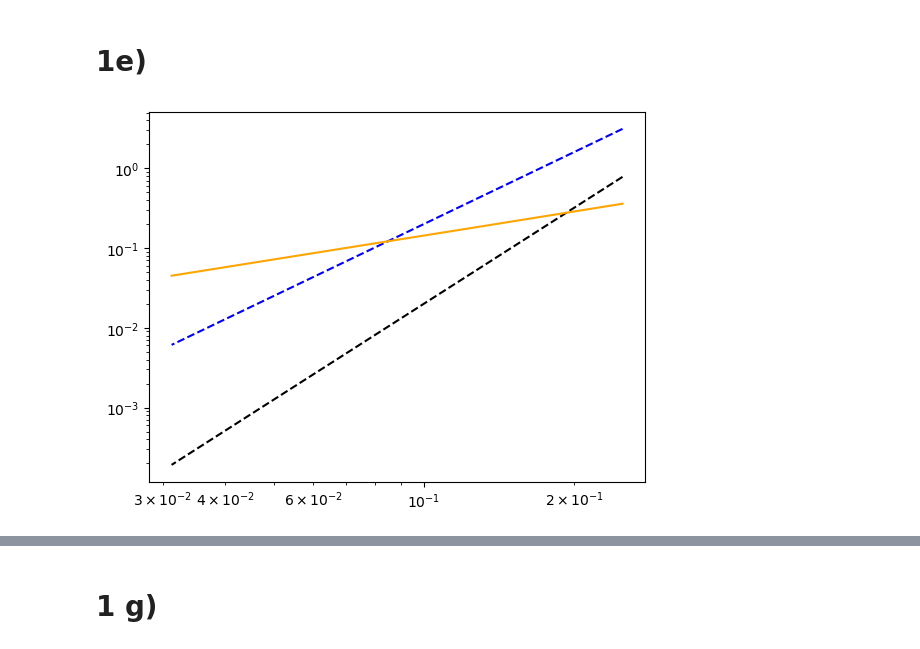
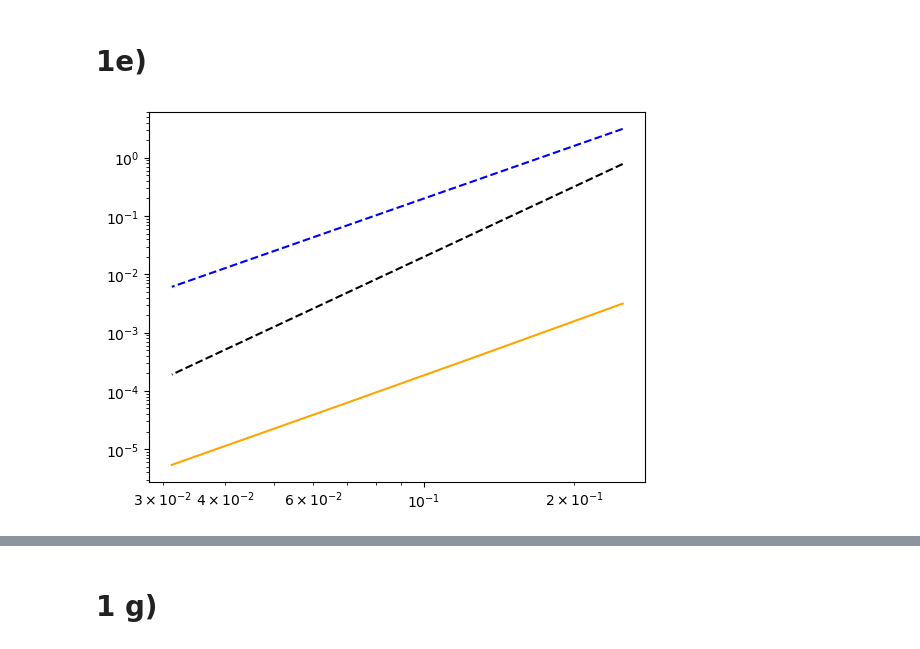
Before and after one commit to Maastrup/02687-SciFi-Computing, a Jupyter notebook: Assignment 1/uge1.ipynb, the cells around one changed output, grey strips where cells are left out. Saved outputs shown, nothing was run; the diff lists cells and outputs as text; code cells hidden in the pictures.

```diff
--- a/Assignment 1/uge1.ipynb
+++ b/Assignment 1/uge1.ipynb
@@ -119,29 +119,44 @@ array([3.96917988, 4.59935088])
 # %%
 hs = []
 errs = []
+errs2 = []
 xbar=1
 stencil = np.array([-3/2,-1/2, 1/2])
 
-coeffs = fdcoeffV(0, xbar, stencil)
+coeffs = fdcoeffV_uniform(0, xbar, stencil)
 
 for i in range(2,6):
     h = 1/2**(i)
     U = u_func(xbar + stencil*h)
     u_zero = np.dot(coeffs,U)
 
     err = abs(u_zero - u_func(xbar))
 
     hs.append(h)
     errs.append(err)
 
 hs = np.array(hs)
 errs = np.array(errs)
 
 
+stencil = np.array([-1/2, 1/2])
+
+coeffs = fdcoeffV_uniform(0, xbar, stencil)
+for i in range(2,6):
+    h = 1/2**(i)
+    U = u_func(xbar + stencil*h)
+    u_zero = np.dot(coeffs,U)
+
+    err = abs(u_zero - u_func(xbar))
+
+    errs2.append(err)
+
+errs2 = np.array(errs2)
+
 
 plt.loglog(hs,200*hs**3,"b--")
 plt.loglog(hs,200*hs**4, 'k--')
 plt.loglog(hs,errs,color="orange")
 plt.show()
 # %% [output]
-[figure, old version]
+[figure, new version]
```
Also changed, not shown: parts of 4 cells of this notebook, 1 other file.
